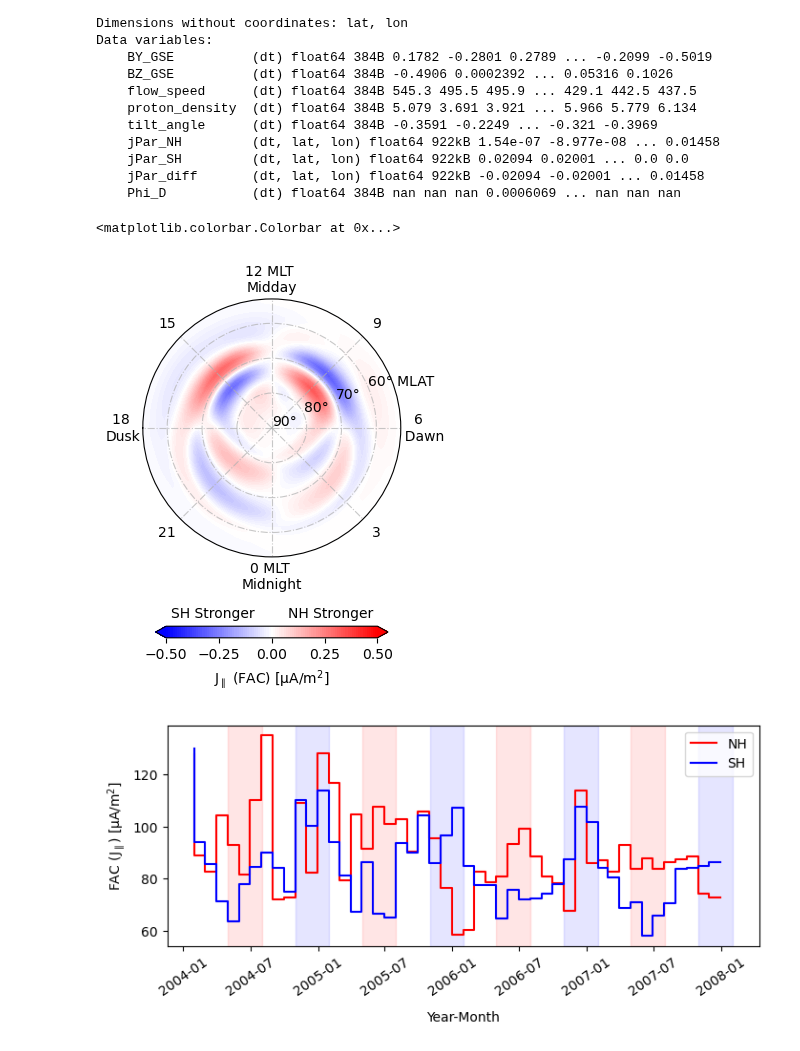
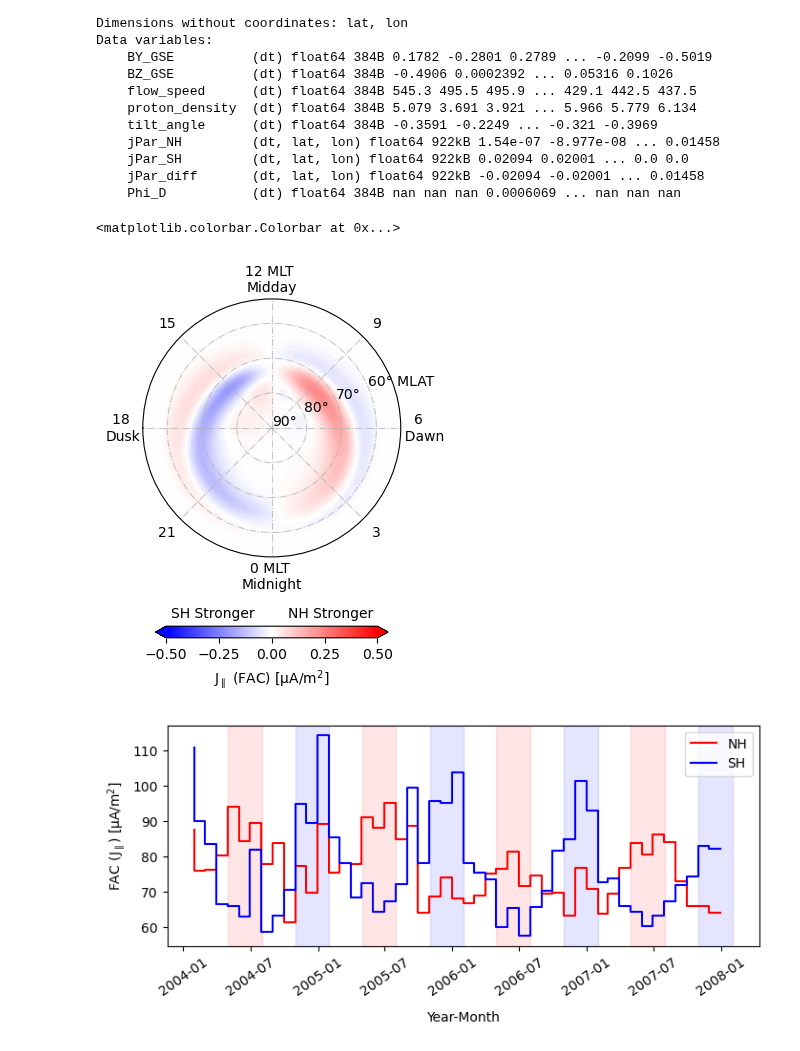
Before and after one commit to reddy-sachin/REPPU-ESN2, a Jupyter notebook: SR_ML/SMRAI_NH-SH_current_PCA.ipynb, the cells around one changed output. Cells and saved outputs as stored; diff of their text form; code cells hidden in the pictures.

```diff
--- a/SR_ML/SMRAI_NH-SH_current_PCA.ipynb
+++ b/SR_ML/SMRAI_NH-SH_current_PCA.ipynb
@@ -265,7 +265,8 @@ def load_esn(ds):
 
       return bartels
 
-   ds['bartels'] = calculate_bartels(ds)
+   #ds['bartels'] = calculate_bartels(ds)
+   ds = ds.resample(dt='1M').mean()
 
    return ds
 
@@ -350,41 +351,41 @@ Data variables:
     jPar_diff       (dt, lat, lon) float64 922kB -0.02094 -0.02001 ... 0.01458
     Phi_D           (dt) float64 384B nan nan nan 0.0006069 ... nan nan nan
 # %%
-fac = ds_bartels['jPar_diff'].values.mean(axis=0)
+fac = ds_bartels['jPar_NH'].values.mean(axis=0)
 
 #fac = fac.reshape(24, 50).T # reshape and transpose
 #fac = np.flipud(fac) # flip the array upside down
 theta = np.linspace(0, 360, 80) - 90 # rotate by 90 degrees
 theta = np.radians(theta) # convert to radians
 r = 90 - np.linspace(53, 89, 30) #convert to colat
 
 #cmap = mcolors.LinearSegmentedColormap.from_list("my_colormap", ["blue","blue", "white", "white","red","red"])
 cmap = 'bwr'
 
 fig, ax = plt.subplots(subplot_kw={'projection': 'polar'}, figsize=(6, 5))
 
 c = ax.contourf(theta, r, fac, cmap=cmap, levels=np.linspace(-.5, .5, 100), extend='both')
 ax.set_ylim([0,37])
 ax.set_yticks([0, 10, 20, 30])
 ax.set_yticklabels(["90°", "80°", "70°", "60° MLAT"])
 ax.set_xlim([-np.pi, np.pi])
 ax.set_xticks(np.linspace(-np.pi, np.pi, 9)[1:])
 ax.set_xticklabels(["21", "0 MLT \nMidnight", "3", "6 \n  Dawn", "9", "12 MLT \nMidday", "15", "18 \nDusk"])
 ax.grid(True, linestyle='-.', alpha=0.7)
 #ax.set_title(f"{dt}", pad=10, fontsize=11.5)
 
 #add text above colorbar
 ax.text(0.73, -0.22, 'NH Stronger', horizontalalignment='center', verticalalignment='center', transform=ax.transAxes, fontsize=10)
 ax.text(0.27, -0.22, 'SH Stronger', horizontalalignment='center', verticalalignment='center', transform=ax.transAxes, fontsize=10)
 
 plt.colorbar(c, ax=ax, label='J$_\parallel$ (FAC) [µA/m$^2$]', shrink=0.5, pad = 0.18,
              ticks=[-.5, -.25, 0, 0.25, 0.5],
              orientation='horizontal')
 
 #plt.savefig('SMRAI2_NH_SH_current_asymmetry_radar.png', dpi=500, bbox_inches='tight')
 # %% [output]
 <matplotlib.colorbar.Colorbar at 0x...>
-[figure, old version]
+[figure, new version]
 # %%
 #bartels = ds_bartels['bartels'].values.flatten()
 dt = ds_bartels['dt'].values.flatten()
@@ -419,4 +420,4 @@ plt.xticks(rotation=35)
 plt.ylabel('FAC (J$_\parallel$) [µA/m$^2$]')
 plt.savefig('SMRAI2_NH_SH_current_asymmetry_bartels.png', dpi=500, bbox_inches='tight')
 # %% [output]
-[figure, old version]
+[figure, new version]
```
Also changed, not shown: parts of 4 cells of this notebook, 4 other files.
